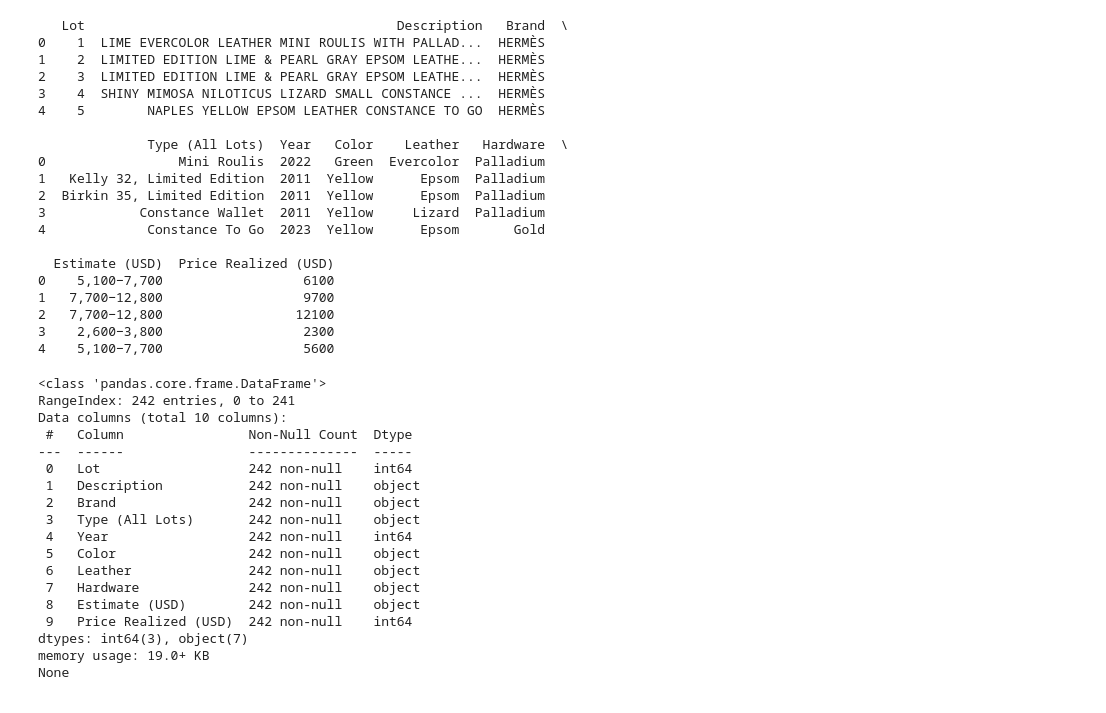
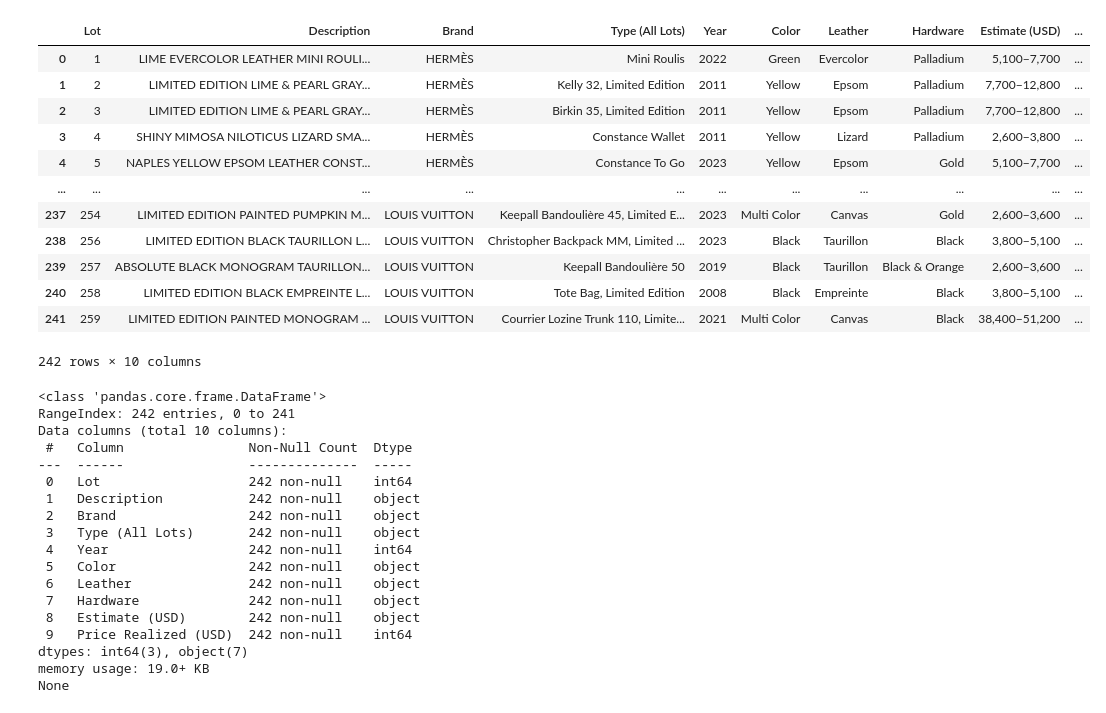
Before and after one commit to PatriciaDaher/Project3-Luxurybags, a Jupyter notebook: LuxuryBags.ipynb, the cells around one changed output. Saved outputs shown, nothing was run; the diff lists cells and outputs as text; code cells hidden in the pictures.

```diff
--- a/LuxuryBags.ipynb
+++ b/LuxuryBags.ipynb
@@ -1,31 +1,24 @@
 # %%
 import pandas as pd
 
 # Corrected file path (no need to escape spaces)
 df = pd.read_csv("../Project3-Luxurybags/Christies Hong Kong March 2025 Cleaned .csv")
 
-print(df.head())
+df
 # %% [output]
+|  | Lot | Description | Brand | Type (All Lots) | Year | Color | Leather | Hardware | Estimate (USD) | ... |
+| 0 | 1 | LIME EVERCOLOR LEATHER MINI ROULI... | HERMÈS | Mini Roulis | 2022 | Green | Evercolor | Palladium | 5,100−7,700 | ... |
+| 1 | 2 | LIMITED EDITION LIME & PEARL GRAY... | HERMÈS | Kelly 32, Limited Edition | 2011 | Yellow | Epsom | Palladium | 7,700−12,800 | ... |
+| 2 | 3 | LIMITED EDITION LIME & PEARL GRAY... | HERMÈS | Birkin 35, Limited Edition | 2011 | Yellow | Epsom | Palladium | 7,700−12,800 | ... |
+| 3 | 4 | SHINY MIMOSA NILOTICUS LIZARD SMA... | HERMÈS | Constance Wallet | 2011 | Yellow | Lizard | Palladium | 2,600−3,800 | ... |
+| 4 | 5 | NAPLES YELLOW EPSOM LEATHER CONST... | HERMÈS | Constance To Go | 2023 | Yellow | Epsom | Gold | 5,100−7,700 | ... |
+| ... | ... | ... | ... | ... | ... | ... | ... | ... | ... | ... |
+| 237 | 254 | LIMITED EDITION PAINTED PUMPKIN M... | LOUIS VUITTON | Keepall Bandoulière 45, Limited E... | 2023 | Multi Color | Canvas | Gold | 2,600−3,600 | ... |
+| 238 | 256 | LIMITED EDITION BLACK TAURILLON L... | LOUIS VUITTON | Christopher Backpack MM, Limited ... | 2023 | Black | Taurillon | Black | 3,800−5,100 | ... |
+| 239 | 257 | ABSOLUTE BLACK MONOGRAM TAURILLON... | LOUIS VUITTON | Keepall Bandoulière 50 | 2019 | Black | Taurillon | Black & Orange | 2,600−3,600 | ... |
+| 240 | 258 | LIMITED EDITION BLACK EMPREINTE L... | LOUIS VUITTON | Tote Bag, Limited Edition | 2008 | Black | Empreinte | Black | 3,800−5,100 | ... |
+| 241 | 259 | LIMITED EDITION PAINTED MONOGRAM ... | LOUIS VUITTON | Courrier Lozine Trunk 110, Limite... | 2021 | Multi Color | Canvas | Black | 38,400−51,200 | ... |
-   Lot                                        Description   Brand  \
-0    1  LIME EVERCOLOR LEATHER MINI ROULIS WITH PALLAD...  HERMÈS
-1    2  LIMITED EDITION LIME & PEARL GRAY EPSOM LEATHE...  HERMÈS
-2    3  LIMITED EDITION LIME & PEARL GRAY EPSOM LEATHE...  HERMÈS
-3    4  SHINY MIMOSA NILOTICUS LIZARD SMALL CONSTANCE ...  HERMÈS
-4    5        NAPLES YELLOW EPSOM LEATHER CONSTANCE TO GO  HERMÈS
-
-              Type (All Lots)  Year   Color    Leather   Hardware  \
-0                 Mini Roulis  2022   Green  Evercolor  Palladium
-1   Kelly 32, Limited Edition  2011  Yellow      Epsom  Palladium
-2  Birkin 35, Limited Edition  2011  Yellow      Epsom  Palladium
-3            Constance Wallet  2011  Yellow     Lizard  Palladium
-4             Constance To Go  2023  Yellow      Epsom       Gold
-
-  Estimate (USD)  Price Realized (USD)
-0    5,100−7,700                  6100
-1   7,700−12,800                  9700
-2   7,700−12,800                 12100
-3    2,600−3,800                  2300
-4    5,100−7,700                  5600
+242 rows × 10 columns
 # %%
 print(df.info())
 # %% [output]
```
Also changed, not shown: parts of 8 cells of this notebook.
